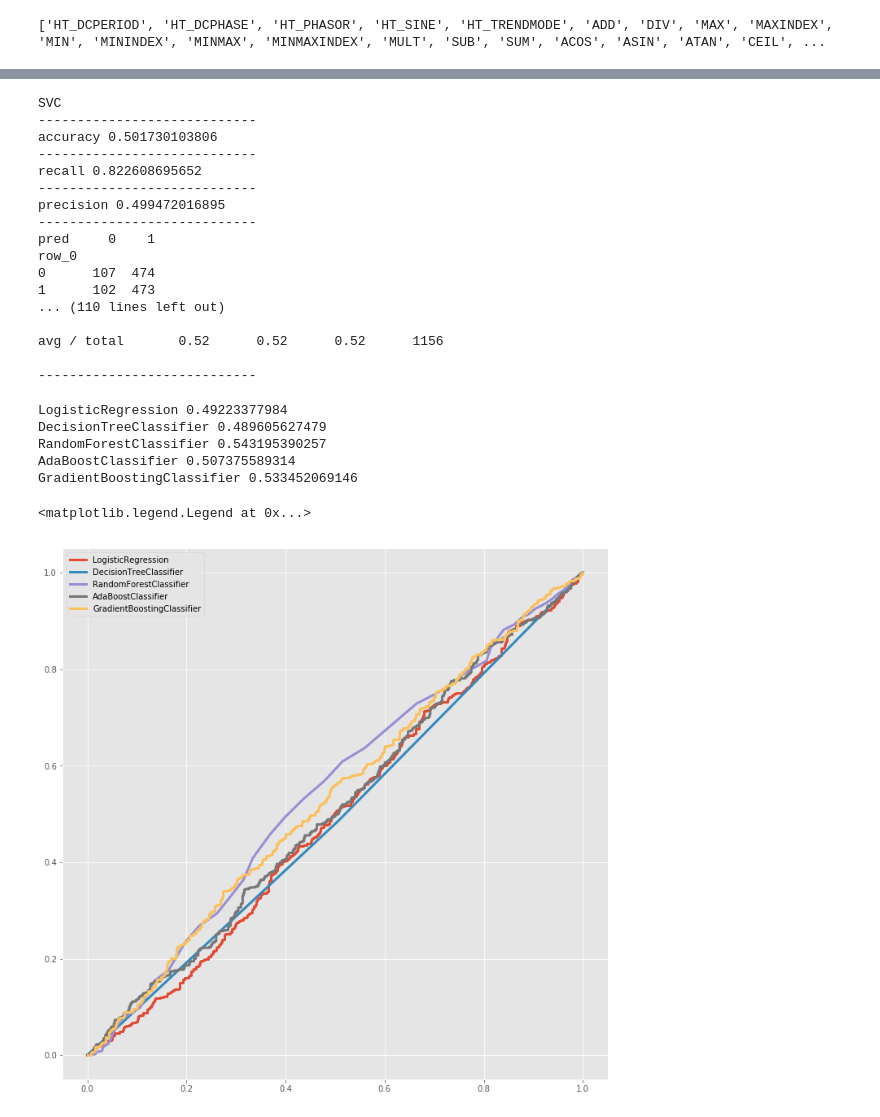
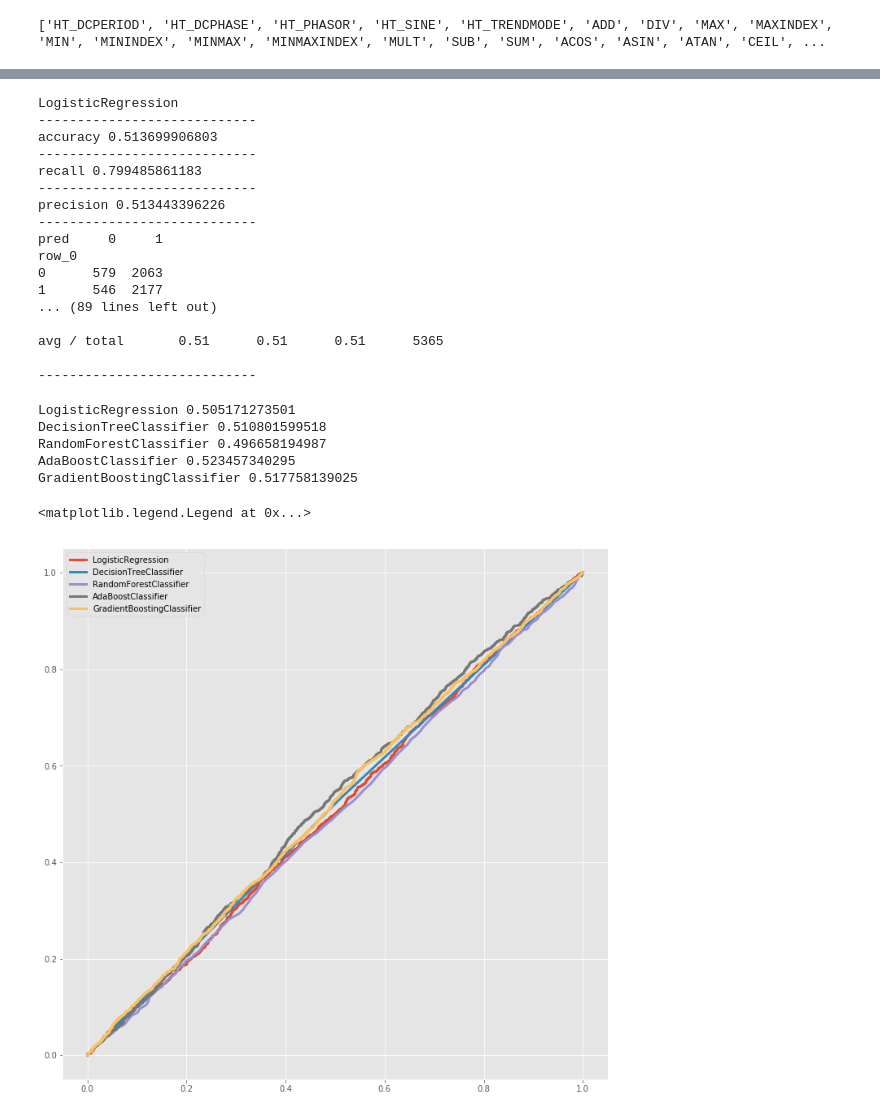
Before and after one commit to zbanga/forex, a Jupyter notebook: forexeda.ipynb, the cells around one changed output, grey strips where cells are left out. Saved outputs shown, nothing was run; the diff lists cells and outputs as text; code cells hidden in the pictures.

```diff
--- a/forexeda.ipynb
+++ b/forexeda.ipynb
@@ -352,0 +295,4 @@ df.head()
+# %%
+drop_columns = ['volume', 'close', 'high', 'low', 'open', 'complete', 'log_returns', 'ari_returns', 'log_returns_shifted', 'target_label_direction_shifted']
+predict_columns = [i for i in df.columns if i not in drop_columns]
+print(predict_columns)
@@ -375,8 +307,14 @@ from sklearn.pipeline import make_pipeline
 # %%
-sv = make_pipeline(StandardScaler(), SVC())
+sv = make_pipeline(StandardScaler(),SVC())
 lr = make_pipeline(StandardScaler(), LogisticRegression())
 dt = make_pipeline(StandardScaler(), DecisionTreeClassifier())
-rf = make_pipeline(StandardScaler(), RandomForestClassifier(n_estimators=200))
-ad = make_pipeline(StandardScaler(), AdaBoostClassifier(n_estimators=200))
-gb = make_pipeline(StandardScaler(), GradientBoostingClassifier(n_estimators=200))
-models = [sv, lr, dt, rf, ad, gb]
+rf = make_pipeline(StandardScaler(), RandomForestClassifier(n_estimators=500))
+ad = make_pipeline(StandardScaler(), AdaBoostClassifier(n_estimators=500))
+gb = make_pipeline(StandardScaler(), GradientBoostingClassifier(n_estimators=500))
+# sv = SVC()
+# lr = LogisticRegression()
+# dt = DecisionTreeClassifier()
+# rf = RandomForestClassifier(n_jobs=-1)
+# ad = AdaBoostClassifier()
+# gb = GradientBoostingClassifier()
+models = [lr, dt, rf, ad, gb]
@@ -389,0 +321,4 @@ x = df.drop('target_label_direction_1', axis=1)
+# %%
+y = df['target_label_direction_shifted']
+x = df[predict_columns]
+print(x.shape, y.shape)
@@ -409,3 +353,6 @@ split_index = int(df.shape[0] * .7)
 # %%
+split_index = int(df.shape[0]*.5)
 x_train, x_test = x.iloc[:split_index], x.iloc[split_index:]
 y_train, y_test = y.iloc[:split_index], y.iloc[split_index:]
+print(x_train.shape, x_test.shape)
+print(y_train.shape, y_test.shape)
@@ -423,10 +380,13 @@ for mod in models:
 # %%
 for mod in models:
-    print(mod.steps[1][1].__class__.__name__)
+    mod_name = mod.steps[1][1].__class__.__name__
+    #mod_name = mod.__class__.__name__)
+    print(mod_name)
     print('----------------------------')
     print('accuracy', mod.score(x_test, y_test))
     print('----------------------------')
     y_pred = mod.predict(x_test)
+    prediction_df[mod_name] = y_pred
     y_pred = pd.Series(y_pred, name='pred')
     print('recall', recall_score(y_test, y_pred))
     print('----------------------------')
@@ -437,39 +397,41 @@ for mod in models:
     print(classification_report(y_test, y_pred))
     print('----------------------------')
 # %% [output]
-SVC
+LogisticRegression
 ----------------------------
-accuracy 0.501730103806
+accuracy 0.513699906803
 ----------------------------
-recall 0.822608695652
+recall 0.799485861183
 ----------------------------
-precision 0.499472016895
+precision 0.513443396226
 ----------------------------
-pred     0    1
+pred     0     1
 row_0
-0      107  474
-1      102  473
-... (110 lines left out)
+0      579  2063
+1      546  2177
+... (89 lines left out)
 
-avg / total       0.52      0.52      0.52      1156
+avg / total       0.51      0.51      0.51      5365
 
 ----------------------------
 # %%
-for classer in models[1:]:
+for classer in models:
     probas = classer.predict_proba(x_test)
     fpr, tpr, thresholds = roc_curve(y_test, probas[:, 1])
     roc_auc = auc(fpr, tpr)
-    print(classer.steps[1][1].__class__.__name__, roc_auc)
-    plt.plot(fpr, tpr, lw=3, label=classer.steps[1][1].__class__.__name__)
+    #classer_name = classer.__class__.__name__
+    classer_name = classer.steps[1][1].__class__.__name__
+    print(classer_name, roc_auc)
+    plt.plot(fpr, tpr, lw=3, label=classer_name)
 plt.legend(loc='best')
 # %% [output]
-LogisticRegression 0.49223377984
-DecisionTreeClassifier 0.489605627479
-RandomForestClassifier 0.543195390257
-AdaBoostClassifier 0.507375589314
-GradientBoostingClassifier 0.533452069146
+LogisticRegression 0.505171273501
+DecisionTreeClassifier 0.510801599518
+RandomForestClassifier 0.496658194987
+AdaBoostClassifier 0.523457340295
+GradientBoostingClassifier 0.517758139025
 <matplotlib.legend.Legend at 0x...>
-[figure, old version]
+[figure, new version]
 # %%
 for classer in models[2:]:
     feat_impor = classer.steps[1][1].feature_importances_
```
Also changed, not shown: parts of 73 cells of this notebook, 1 other file.
